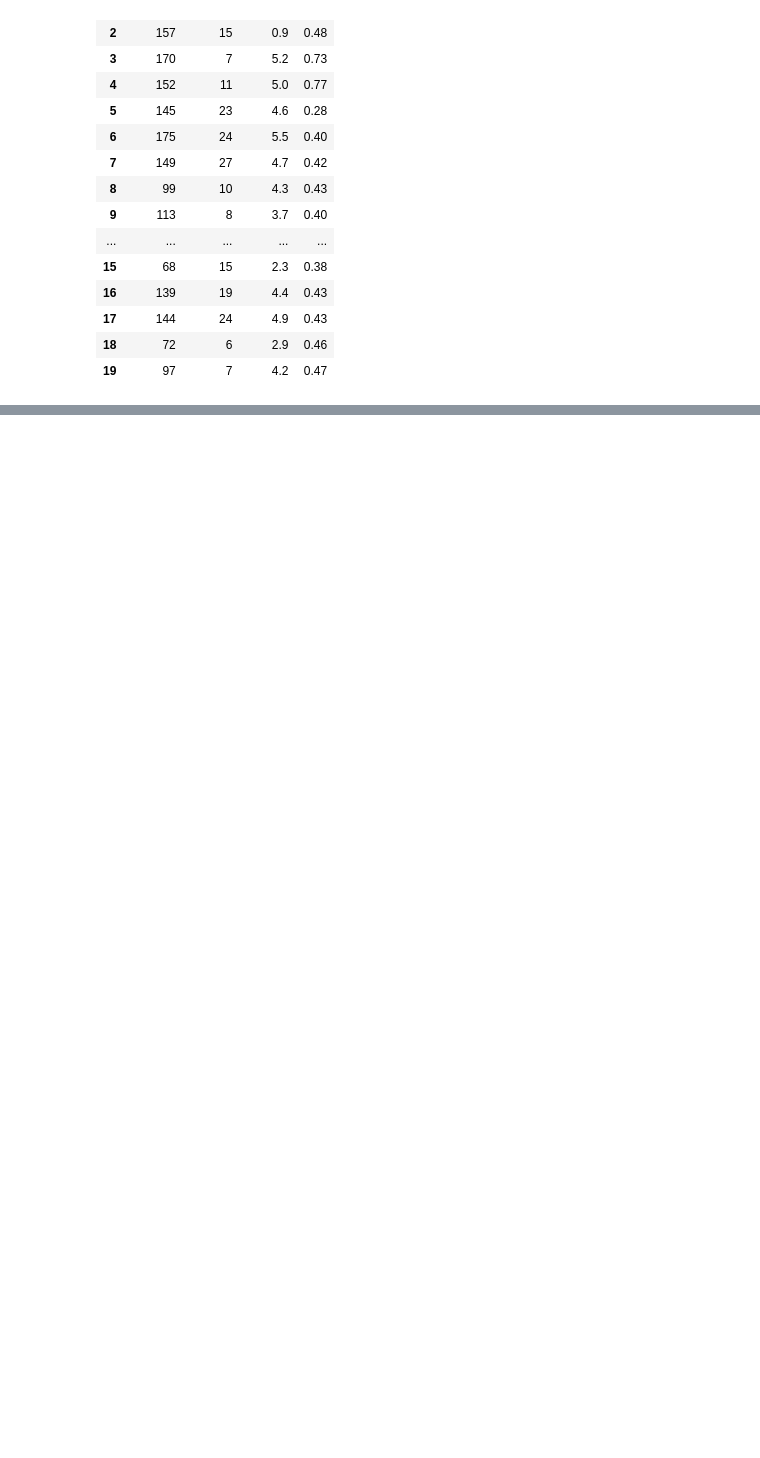
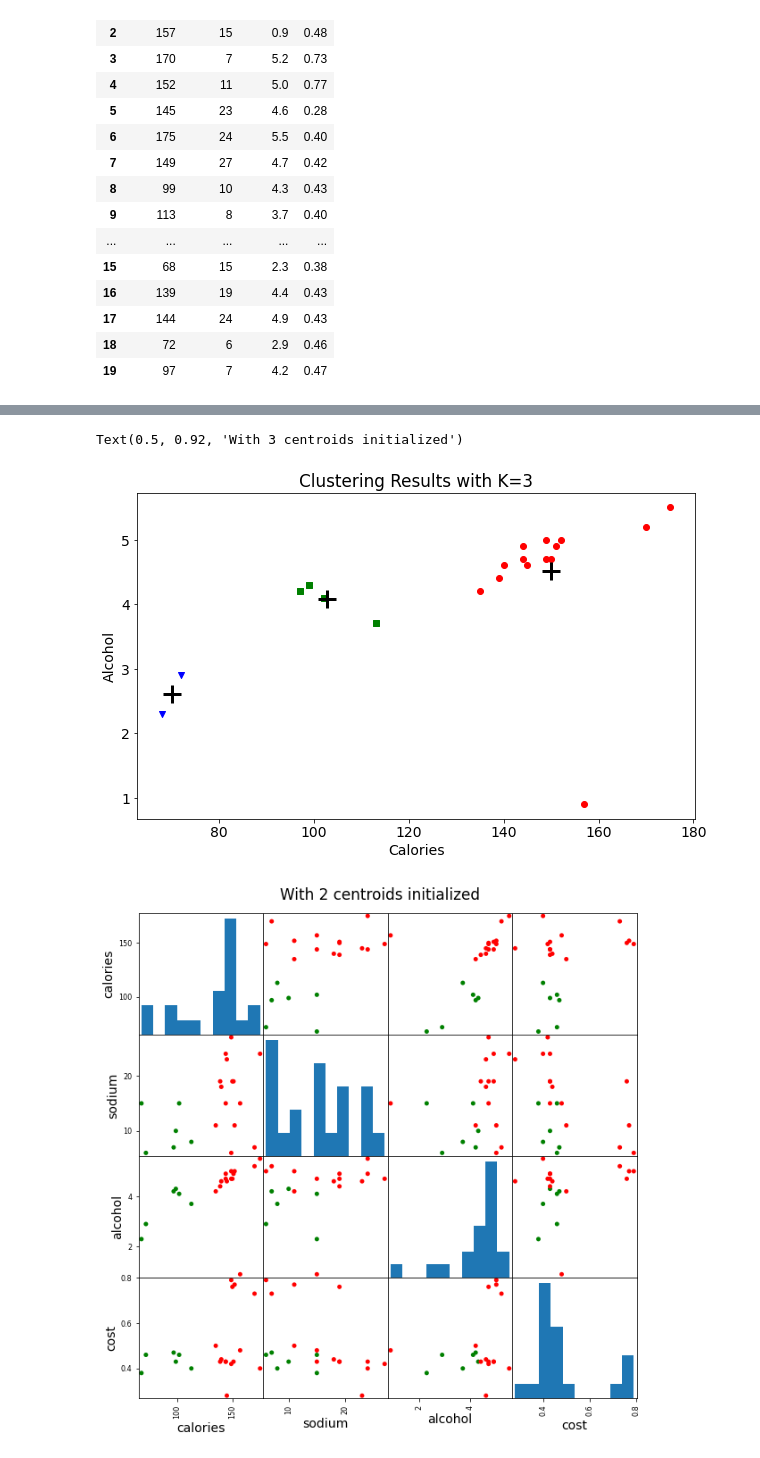
Before and after one commit to bob329/aimath, a Jupyter notebook: 源代码/ch16/beer.ipynb, the cells around one changed output, grey strips where cells are left out. Drawn from its saved outputs; the diff is of its cells as text; code cells hidden in the pictures; blank space fills up the shorter version.

Commit message:
beer

```diff
--- a/源代码/ch16/beer.ipynb
+++ b/源代码/ch16/beer.ipynb
@@ -84,0 +85,30 @@ beer.groupby("cluster3").mean()
+# %%
+import matplotlib.pyplot as plt
+import numpy as np
+from pandas.plotting import scatter_matrix
+%matplotlib inline
+
+#plotting clustering results with K=3 axies by Caloires*Alcohol
+plt.rcParams['font.size'] = 14
+plt.rcParams['figure.figsize'] = (10, 6)
+centers = beer.groupby('cluster3').mean().reset_index()
+colors = np.array(['red', 'green', 'blue', 'yellow'])
+markers = np.array(['o', ',', 'v','^'])
+for x,y,cr,mr in zip(beer["calories"],beer["alcohol"],colors[beer["cluster3"]],markers[beer["cluster3"]]):
+    plt.scatter(x, y, c=cr, marker=mr)
+plt.scatter(centers.calories, centers.alcohol, linewidths=3, marker='+', s=300, c='black')
+plt.xlabel("Calories")
+plt.ylabel("Alcohol")
+plt.title("Clustering Results with K=3")
+
+#scatter matrix with K=2
+scatter_matrix(beer[["calories","sodium","alcohol","cost"]],s=100, alpha=1, c=colors[beer["cluster2"]], figsize=(10,10))
+plt.suptitle("With 2 centroids initialized",x=0.5,y=0.92)
+
+#scatter matrix with K=3
+scatter_matrix(beer[["calories","sodium","alcohol","cost"]],s=100, alpha=1, c=colors[beer["cluster3"]], figsize=(10,10))
+plt.suptitle("With 3 centroids initialized",x=0.5,y=0.92)
+# %% [output]
+Text(0.5, 0.92, 'With 3 centroids initialized')
+[figure, added]
+[figure, added]
```
Also changed, not shown: parts of 4 cells of this notebook.
